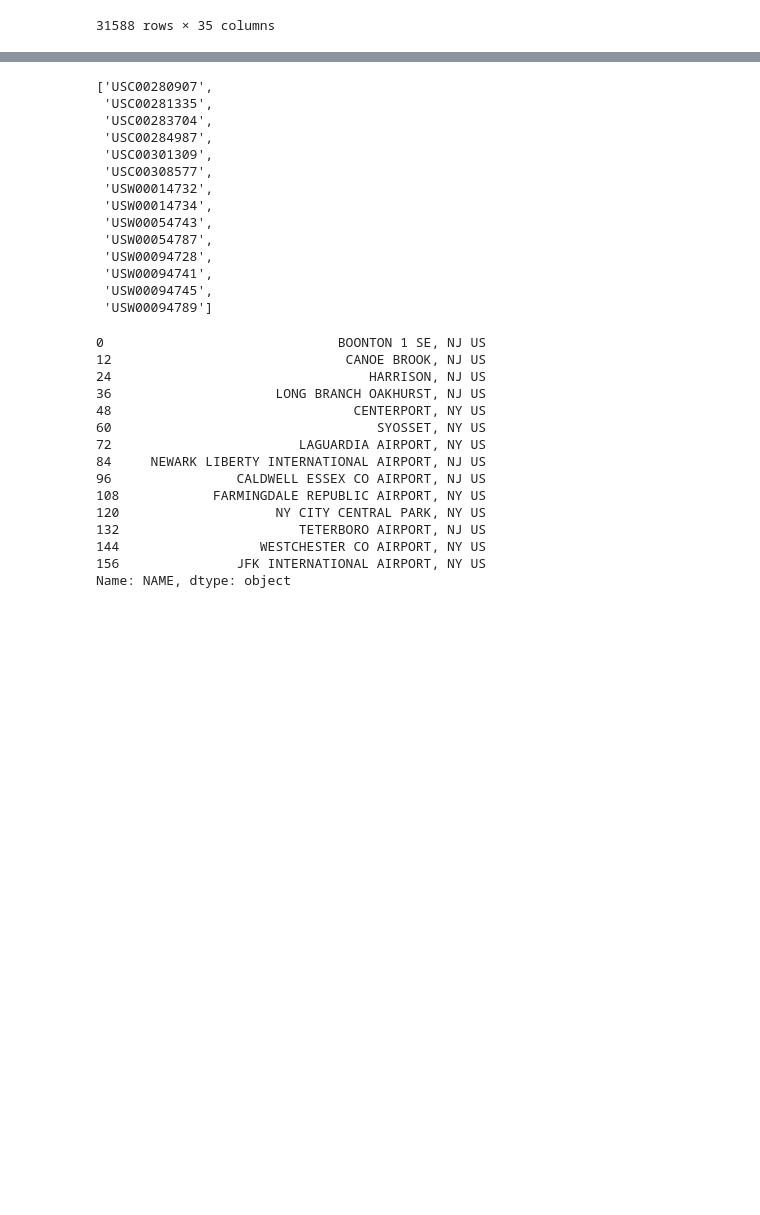
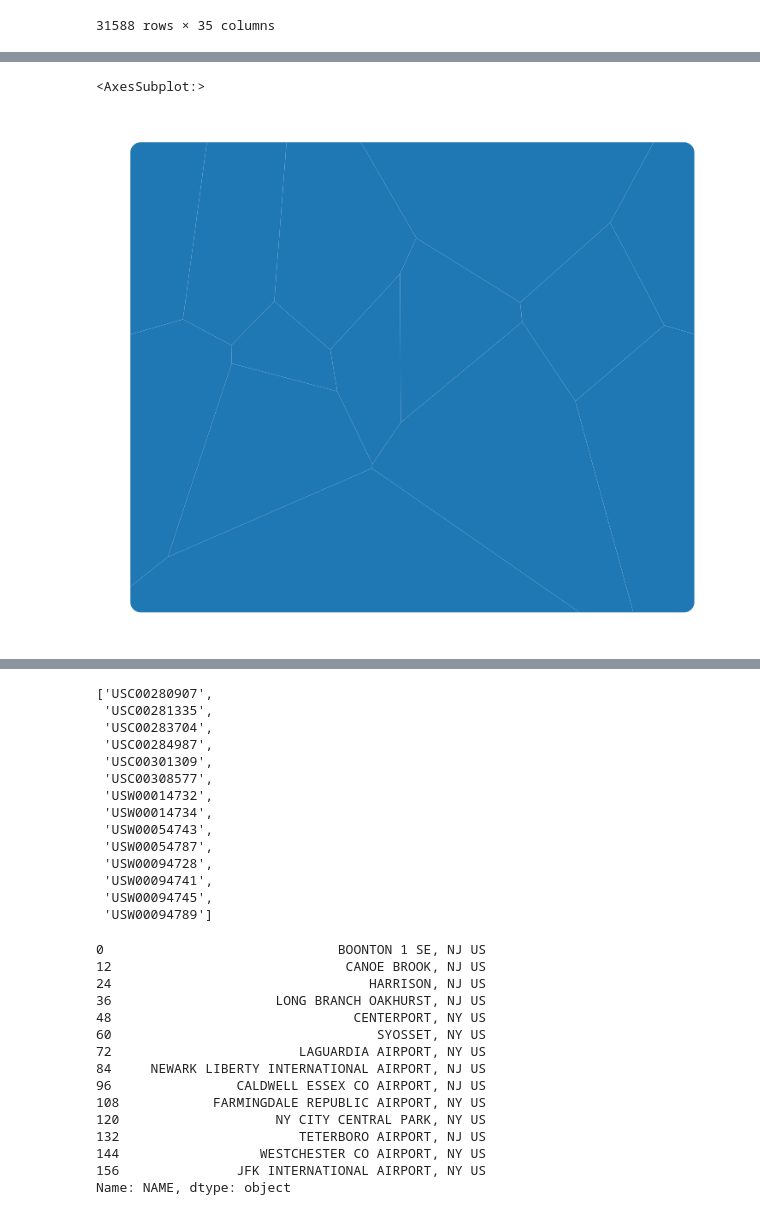
Before and after one commit to trdougherty/GRIDS, a Jupyter notebook: weather_preprocess.ipynb, the cells around one changed output, grey strips where cells are left out. Drawn from its saved outputs; the diff is of its cells as text; code cells hidden in the pictures; blank space fills up the shorter version.

Commit message:
Cleaning up some files

```diff
--- a/weather_preprocess.ipynb
+++ b/weather_preprocess.ipynb
@@ -253,0 +448,3 @@ weather_data_monthly
+# %%
+weather_data_monthly_geo = pd.merge(cleaned_full_data, stations_clean, on="STATION", how="left")
+weather_data_monthly_geo
@@ -253,0 +465,6 @@ weather_data_monthly
+# %%
+unique_stations = weather_data_monthly_geo.drop_duplicates(subset='STATION').reset_index()
+unique_stations = unique_stations.drop(columns='index')
+unique_stations_location = gpd.GeoSeries(unique_stations.geometry)
+cleaned_coords = np.array(list(zip(unique_stations_location.geometry.x, unique_stations_location.geometry.y)))
+cleaned_coords[:5]
@@ -253,0 +485,10 @@ weather_data_monthly
+# %%
+good_region_polys, good_region_pts = voronoi_regions_from_coords(cleaned_coords, weather_service_area)
+
+from geovoronoi.plotting import subplot_for_map, plot_voronoi_polys_with_points_in_area
+
+fig, ax = subplot_for_map(figsize=(10,10))
+plot_voronoi_polys_with_points_in_area(ax, weather_service_area, good_region_polys, cleaned_coords, good_region_pts)
+
+boroughs.plot(ax=ax, alpha=0.2, color='black')
+plt.show()
@@ -253,0 +497,3 @@ weather_data_monthly
+# %%
+unique_stations['service_area'] = gpd.GeoSeries(good_region_polys)
+unique_stations[:3]
@@ -253,0 +506,7 @@ weather_data_monthly
+# %%
+fig, ax = subplot_for_map(figsize=(13,13))
+
+gpd.GeoSeries(unique_stations.service_area).plot(ax=ax)
+# %% [output]
+<AxesSubplot:>
+[figure, added]
```
Also changed, not shown: parts of 41 cells of this notebook, 3 other files.
